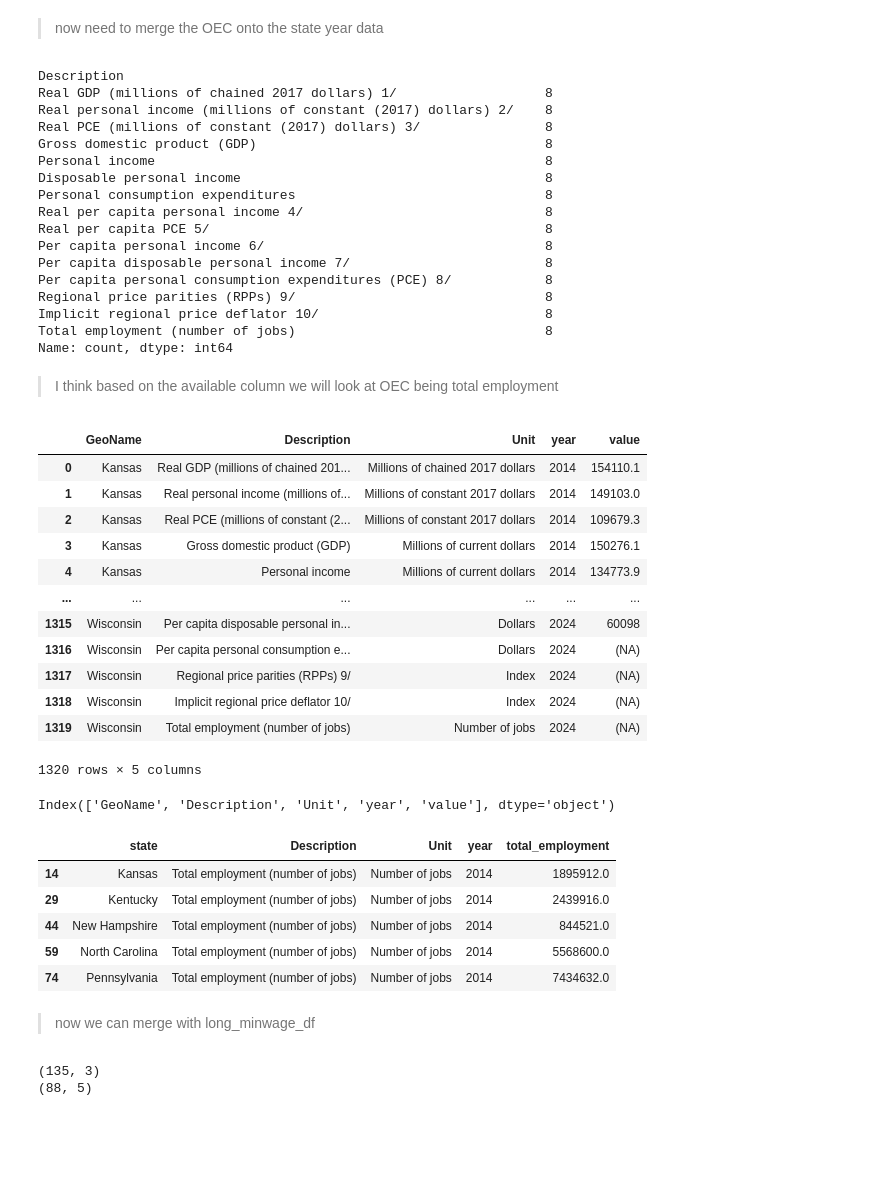
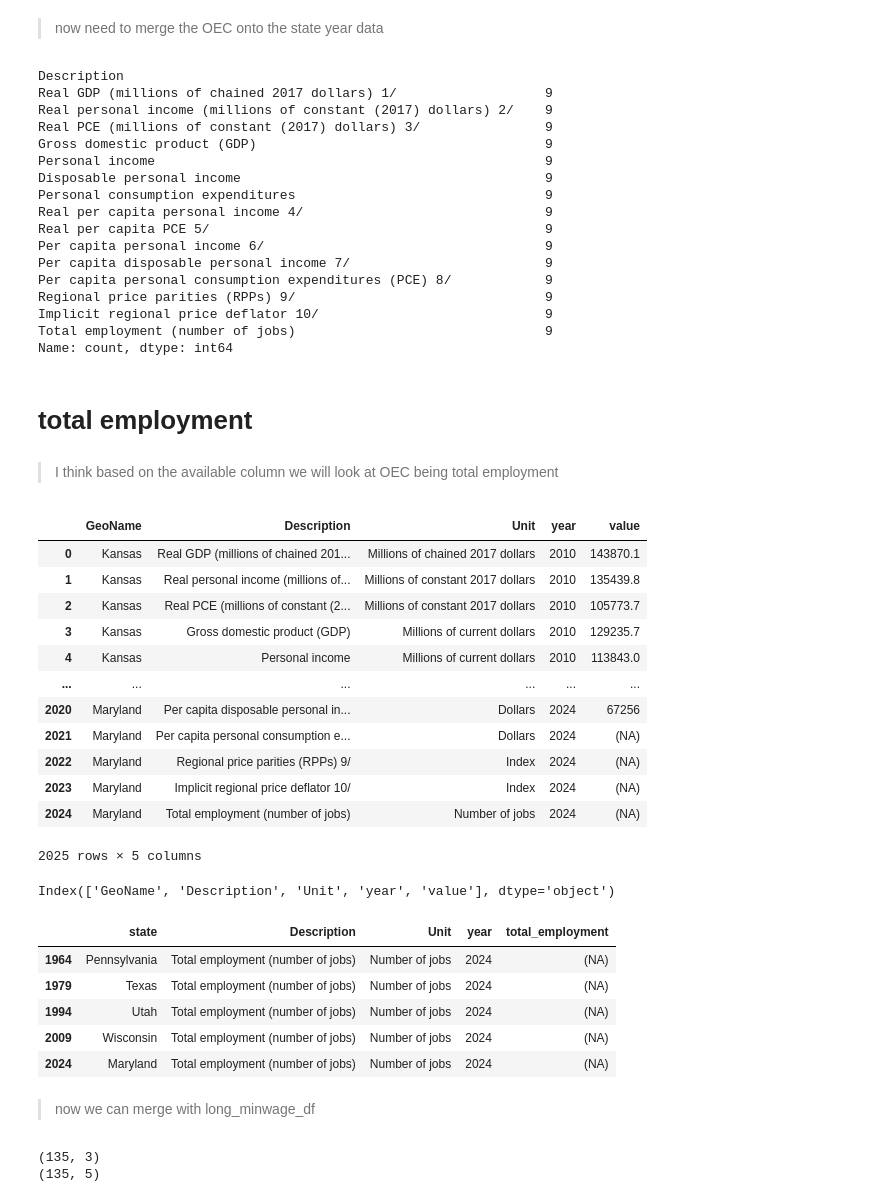
Before and after one commit to khaeuss808/UDS_FinalProject, a Jupyter notebook: FINALproject.ipynb, the cells around one changed output. Drawn from its saved outputs; the diff is of its cells as text; code cells hidden in the pictures; blank space fills up the shorter version.

```diff
--- a/FINALproject.ipynb
+++ b/FINALproject.ipynb
@@ -229,3 +233,5 @@ maryland_treated_df.head()
+# %%
+control_df = pd.concat([control_df, maryland_treated_df])
 # %%
 control_df["GeoName"].value_counts()
 # %% [output]
@@ -341,22 +348,24 @@ long_minwage_df.head()
 control_df["Description"].value_counts()
 # %% [output]
 Description
-Real GDP (millions of chained 2017 dollars) 1/                   8
-Real personal income (millions of constant (2017) dollars) 2/    8
-Real PCE (millions of constant (2017) dollars) 3/                8
-Gross domestic product (GDP)                                     8
-Personal income                                                  8
-Disposable personal income                                       8
-Personal consumption expenditures                                8
-Real per capita personal income 4/                               8
-Real per capita PCE 5/                                           8
-Per capita personal income 6/                                    8
-Per capita disposable personal income 7/                         8
-Per capita personal consumption expenditures (PCE) 8/            8
-Regional price parities (RPPs) 9/                                8
-Implicit regional price deflator 10/                             8
-Total employment (number of jobs)                                8
+Real GDP (millions of chained 2017 dollars) 1/                   9
+Real personal income (millions of constant (2017) dollars) 2/    9
+Real PCE (millions of constant (2017) dollars) 3/                9
+Gross domestic product (GDP)                                     9
+Personal income                                                  9
+Disposable personal income                                       9
+Personal consumption expenditures                                9
+Real per capita personal income 4/                               9
+Real per capita PCE 5/                                           9
+Per capita personal income 6/                                    9
+Per capita disposable personal income 7/                         9
+Per capita personal consumption expenditures (PCE) 8/            9
+Regional price parities (RPPs) 9/                                9
+Implicit regional price deflator 10/                             9
+Total employment (number of jobs)                                9
 Name: count, dtype: int64
+# %% [markdown]
+# total employment
 # %% [markdown]
 > I think based on the available column we will look at OEC being total employment
 # %%
@@ -371,18 +380,18 @@ control_long["year"] = control_long["year"].astype(int)
 control_long
 # %% [output]
 |  | GeoName | Description | Unit | year | value |
-| 0 | Kansas | Real GDP (millions of chained 201... | Millions of chained 2017 dollars | 2014 | 154110.1 |
-| 1 | Kansas | Real personal income (millions of... | Millions of constant 2017 dollars | 2014 | 149103.0 |
-| 2 | Kansas | Real PCE (millions of constant (2... | Millions of constant 2017 dollars | 2014 | 109679.3 |
-| 3 | Kansas | Gross domestic product (GDP) | Millions of current dollars | 2014 | 150276.1 |
-| 4 | Kansas | Personal income | Millions of current dollars | 2014 | 134773.9 |
+| 0 | Kansas | Real GDP (millions of chained 201... | Millions of chained 2017 dollars | 2010 | 143870.1 |
+| 1 | Kansas | Real personal income (millions of... | Millions of constant 2017 dollars | 2010 | 135439.8 |
+| 2 | Kansas | Real PCE (millions of constant (2... | Millions of constant 2017 dollars | 2010 | 105773.7 |
+| 3 | Kansas | Gross domestic product (GDP) | Millions of current dollars | 2010 | 129235.7 |
+| 4 | Kansas | Personal income | Millions of current dollars | 2010 | 113843.0 |
 | ... | ... | ... | ... | ... | ... |
-| 1315 | Wisconsin | Per capita disposable personal in... | Dollars | 2024 | 60098 |
-| 1316 | Wisconsin | Per capita personal consumption e... | Dollars | 2024 | (NA) |
-| 1317 | Wisconsin | Regional price parities (RPPs) 9/ | Index | 2024 | (NA) |
-| 1318 | Wisconsin | Implicit regional price deflator 10/ | Index | 2024 | (NA) |
-| 1319 | Wisconsin | Total employment (number of jobs) | Number of jobs | 2024 | (NA) |
+| 2020 | Maryland | Per capita disposable personal in... | Dollars | 2024 | 67256 |
+| 2021 | Maryland | Per capita personal consumption e... | Dollars | 2024 | (NA) |
+| 2022 | Maryland | Regional price parities (RPPs) 9/ | Index | 2024 | (NA) |
+| 2023 | Maryland | Implicit regional price deflator 10/ | Index | 2024 | (NA) |
+| 2024 | Maryland | Total employment (number of jobs) | Number of jobs | 2024 | (NA) |
-1320 rows × 5 columns
+2025 rows × 5 columns
 # %%
 control_long.columns
 # %% [output]
@@ -390,25 +399,25 @@ Index(['GeoName', 'Description', 'Unit', 'year', 'value'], dtype='object')
 # %%
 # just get the employment in a df
 employment_df = control_long[
     control_long["Description"].str.contains("Total employment", case=False, na=False)
 ].copy()
 
 # rename so easier to understand
 employment_df.rename(
     columns={"GeoName": "state", "value": "total_employment"}, inplace=True
 )
 
 # # Drop extra columns if needed
 # employment_df = employment_df[["state", "year", "total_employment"]]
 
-employment_df.head()
+employment_df.tail()
 # %% [output]
 |  | state | Description | Unit | year | total_employment |
-| 14 | Kansas | Total employment (number of jobs) | Number of jobs | 2014 | 1895912.0 |
-| 29 | Kentucky | Total employment (number of jobs) | Number of jobs | 2014 | 2439916.0 |
-| 44 | New Hampshire | Total employment (number of jobs) | Number of jobs | 2014 | 844521.0 |
-| 59 | North Carolina | Total employment (number of jobs) | Number of jobs | 2014 | 5568600.0 |
-| 74 | Pennsylvania | Total employment (number of jobs) | Number of jobs | 2014 | 7434632.0 |
+| 1964 | Pennsylvania | Total employment (number of jobs) | Number of jobs | 2024 | (NA) |
+| 1979 | Texas | Total employment (number of jobs) | Number of jobs | 2024 | (NA) |
+| 1994 | Utah | Total employment (number of jobs) | Number of jobs | 2024 | (NA) |
+| 2009 | Wisconsin | Total employment (number of jobs) | Number of jobs | 2024 | (NA) |
+| 2024 | Maryland | Total employment (number of jobs) | Number of jobs | 2024 | (NA) |
 # %% [markdown]
 > now we can merge with long_minwage_df
 # %%
@@ -416,7 +425,7 @@ print(long_minwage_df.shape)
 print(employment_df.shape)
 # %% [output]
 (135, 3)
-(88, 5)
+(135, 5)
 # %%
 combined_df = pd.merge(
     long_minwage_df, employment_df, on=["state", "year"], how="inner"
```
Also changed, not shown: parts of 31 cells of this notebook.
